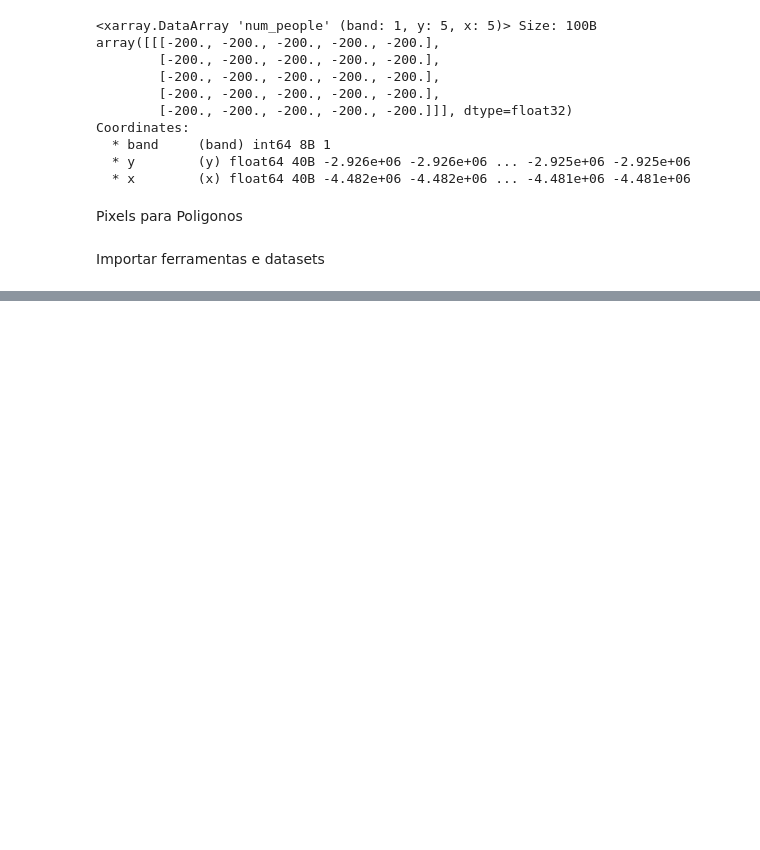
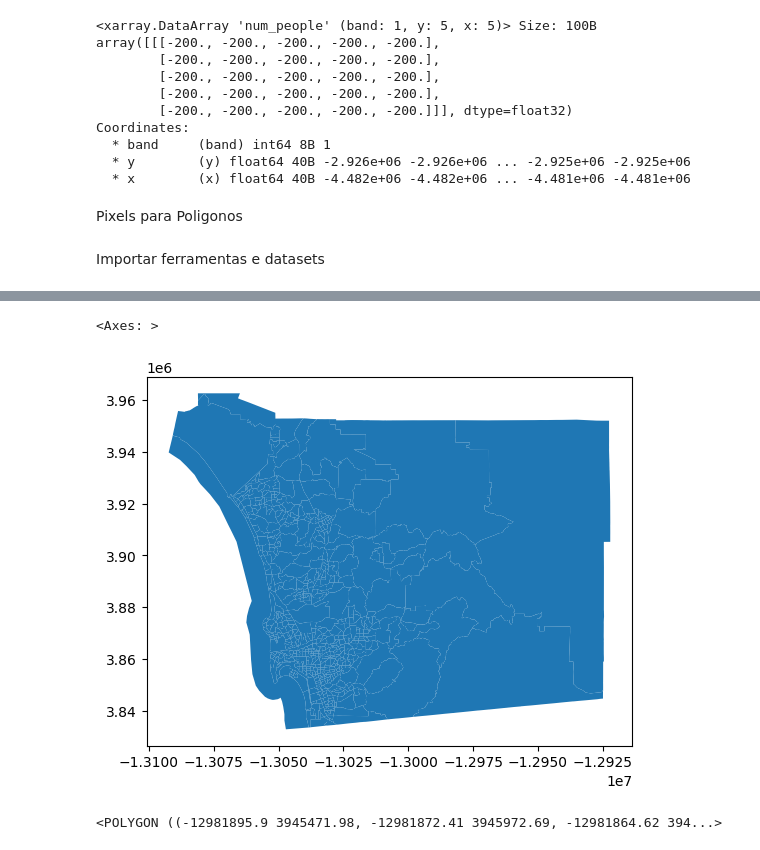
Before and after one commit to henrqueDev/Geographic-Data-Science-with-Python-Scripts, a Jupyter notebook: spatial_data.ipynb, the cells around one changed output, grey strips where cells are left out. Cells and saved outputs as stored; diff of their text form; code cells hidden in the pictures; blank space fills up the shorter version.

```diff
--- a/spatial_data.ipynb
+++ b/spatial_data.ipynb
@@ -422,0 +461,46 @@ Importar ferramentas e datasets
+# %%
+import contextily
+import geopandas
+import cenpy
+
+acs = cenpy.products.ACS(2017)
+# %%
+vars_to_download = {
+    "B25077_001E": "median_house_value",  # Median house value
+    "B02001_002E": "total_pop_white",     # Total white population
+    "B01003_001E": "total_pop",           # Total population
+    "B25003_003E": "total_rented",        # Total rented occupied
+    "B25001_001E": "total_housing_units", # Total housing units
+    "B09019_006E": "hh_female",           # Female households
+    "B09019_001E": "hh_total",            # Total households
+    "B15003_002E": "total_bachelor",      # Total w/ Bachelor degree
+    "B25018_001E": "median_no_rooms",     # Median number of rooms
+    "B19083_001E": "income_gini",         # Gini index of income inequality
+    "B01002_001E": "median_age",          # Median age
+    "B08303_001E": "tt_work",              # Aggregate travel time to work
+    "B19013_001E": "median_hh_income"     # Median household income
+}
+vars_to_download_l = list(vars_to_download.keys())
+# %%
+sd_tracts = acs.from_msa(
+    "San Diego, CA",
+    level="tract",
+    variables=vars_to_download_l
+)
+
+sd_tracts["area_sqm"] = sd_tracts.to_crs(epsg=5070).area / 1e6
+
+sd_tracts.plot()
+# %% [output]
+<Axes: >
+[figure, added]
+# %%
+sd_tracts
+largest_tract_id = sd_tracts.query(
+    f"area_sqm == {sd_tracts['area_sqm'].max()}"
+).index[0]
+
+largest_tract = sd_tracts.loc[largest_tract_id, "geometry"]
+largest_tract
+# %% [output]
+<POLYGON ((-12981895.9 3945471.98, -12981872.41 3945972.69, -12981864.62 394...>
```
Also changed, not shown: parts of 7 cells of this notebook, 5 other files.
